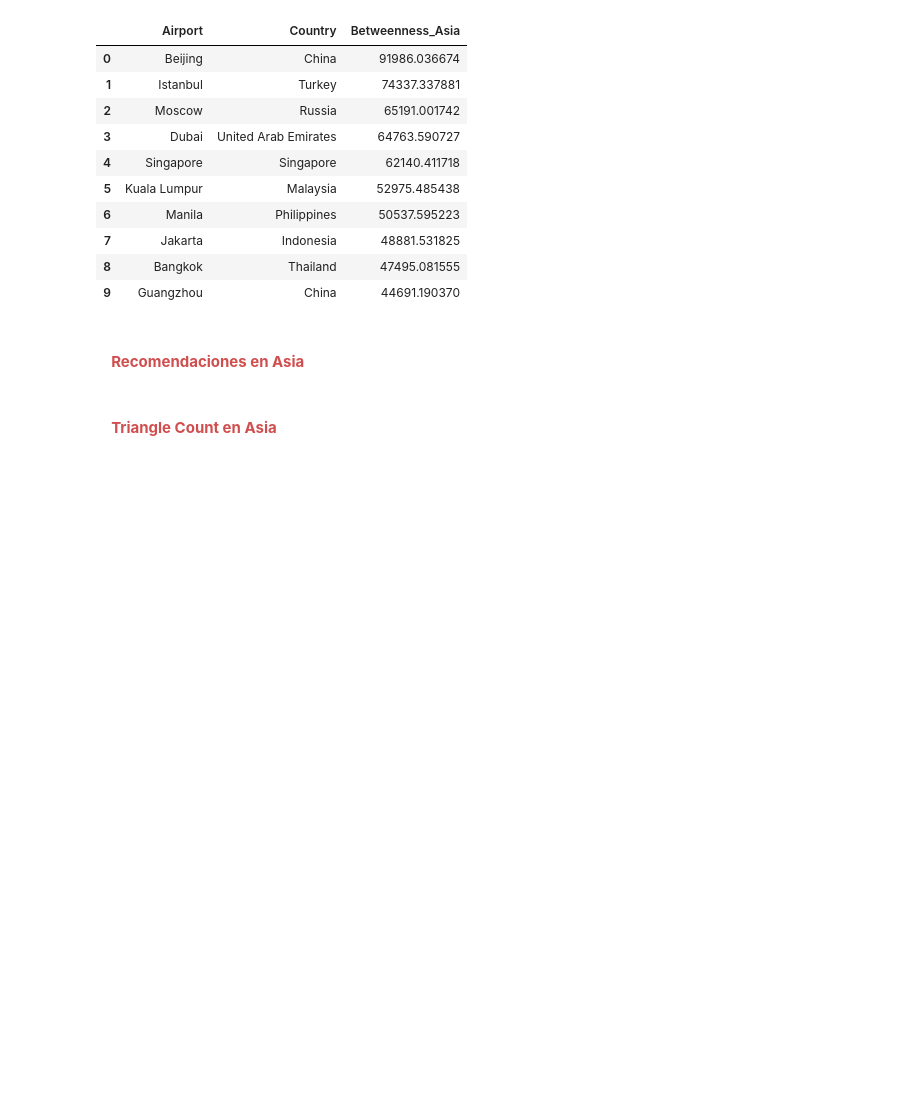
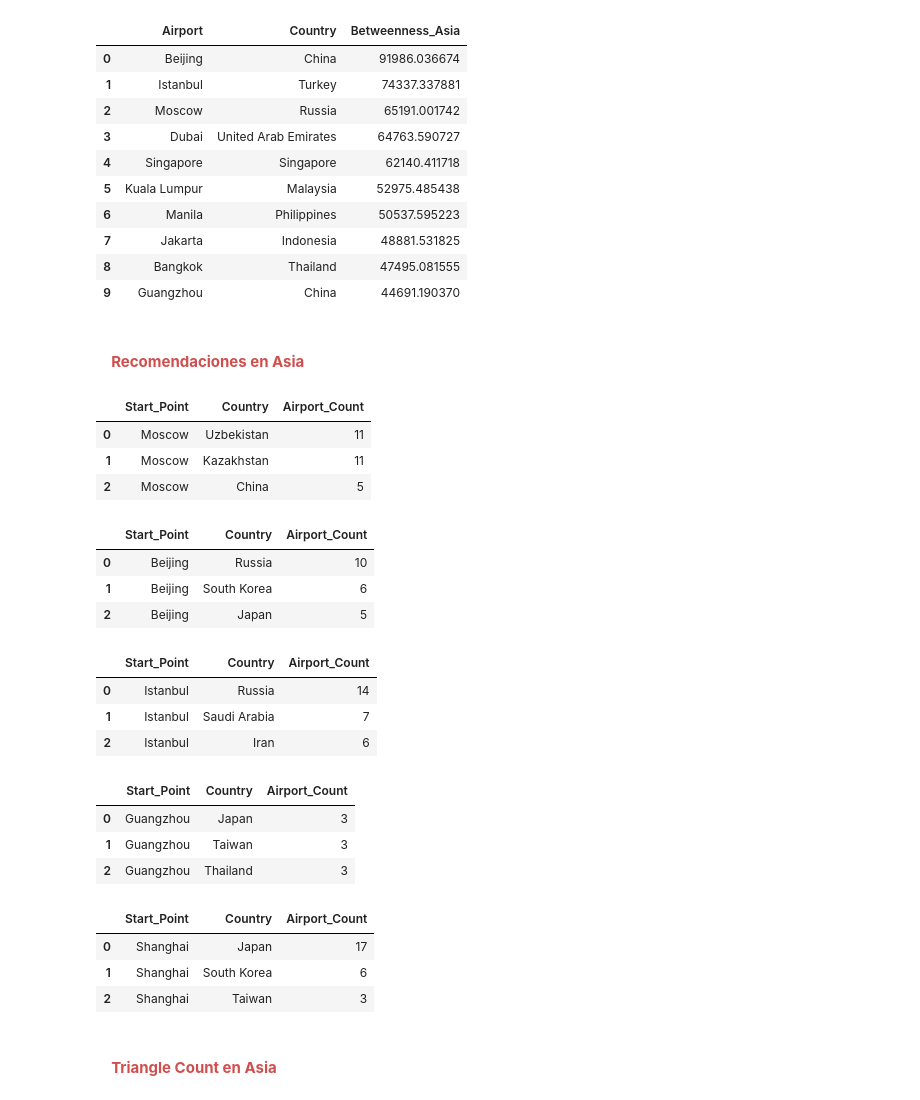
Before and after one commit to ch0fas/MG_Proyecto2, a Jupyter notebook: Python_Proyecto2.ipynb, the cells around one changed output. Saved outputs shown, nothing was run; the diff lists cells and outputs as text; code cells hidden in the pictures; blank space fills up the shorter version.

```diff
--- a/Python_Proyecto2.ipynb
+++ b/Python_Proyecto2.ipynb
@@ -526,6 +526,38 @@ db.custom_query(query3)
 | 9 | Guangzhou | China | 44691.190370 |
 # %% [markdown]
 #### <font color= #d04e4e> &nbsp; &nbsp; **Recomendaciones en Asia** </font>
+# %%
+countries = ['Moscow', 'Beijing', 'Istanbul', 'Guangzhou', 'Shanghai']
+for i in countries:
+    query = f"""MATCH (a:Asia) -[r:TO]-> (a2:Asia)
+    WHERE a.Label = '{i}' AND a2.country <> a.country
+    RETURN a.Label AS Start_Point, a2.country AS Country,
+    COUNT(DISTINCT a2.Label) AS Airport_Count
+    ORDER BY Airport_Count DESC
+    LIMIT 3;
+    """
+    display(db.custom_query(query))
+# %% [output]
+|  | Start_Point | Country | Airport_Count |
+| 0 | Moscow | Uzbekistan | 11 |
+| 1 | Moscow | Kazakhstan | 11 |
+| 2 | Moscow | China | 5 |
+|  | Start_Point | Country | Airport_Count |
+| 0 | Beijing | Russia | 10 |
+| 1 | Beijing | South Korea | 6 |
+| 2 | Beijing | Japan | 5 |
+|  | Start_Point | Country | Airport_Count |
+| 0 | Istanbul | Russia | 14 |
+| 1 | Istanbul | Saudi Arabia | 7 |
+| 2 | Istanbul | Iran | 6 |
+|  | Start_Point | Country | Airport_Count |
+| 0 | Guangzhou | Japan | 3 |
+| 1 | Guangzhou | Taiwan | 3 |
+| 2 | Guangzhou | Thailand | 3 |
+|  | Start_Point | Country | Airport_Count |
+| 0 | Shanghai | Japan | 17 |
+| 1 | Shanghai | South Korea | 6 |
+| 2 | Shanghai | Taiwan | 3 |
 # %% [markdown]
 #### <font color= #d04e4e> &nbsp; &nbsp; **Triangle Count en Asia** </font>
 # %%
```
Also changed, not shown: parts of 5 cells of this notebook, 1 other file.
